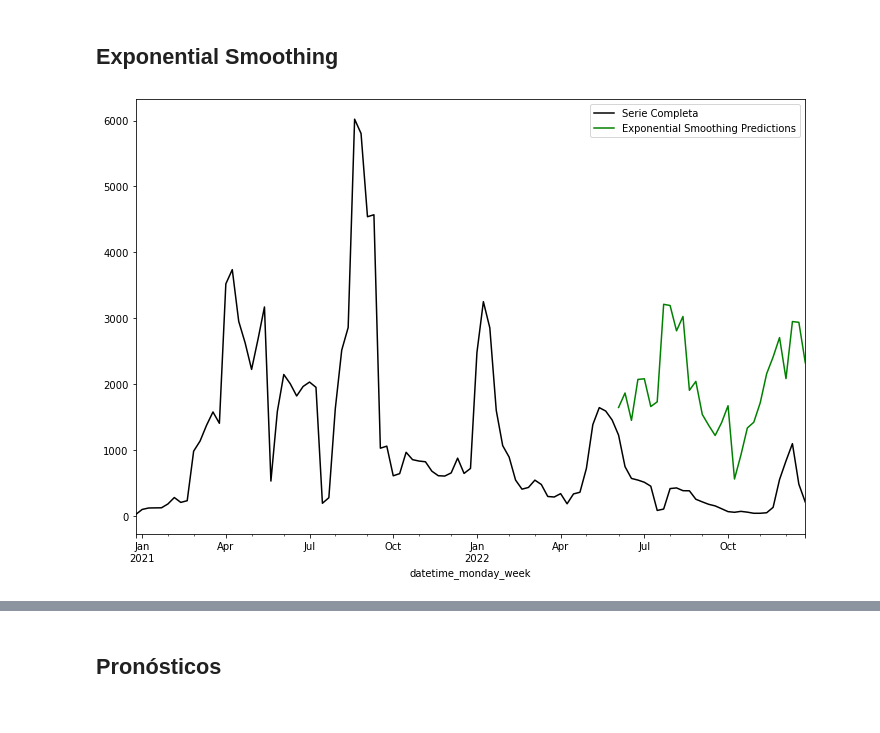
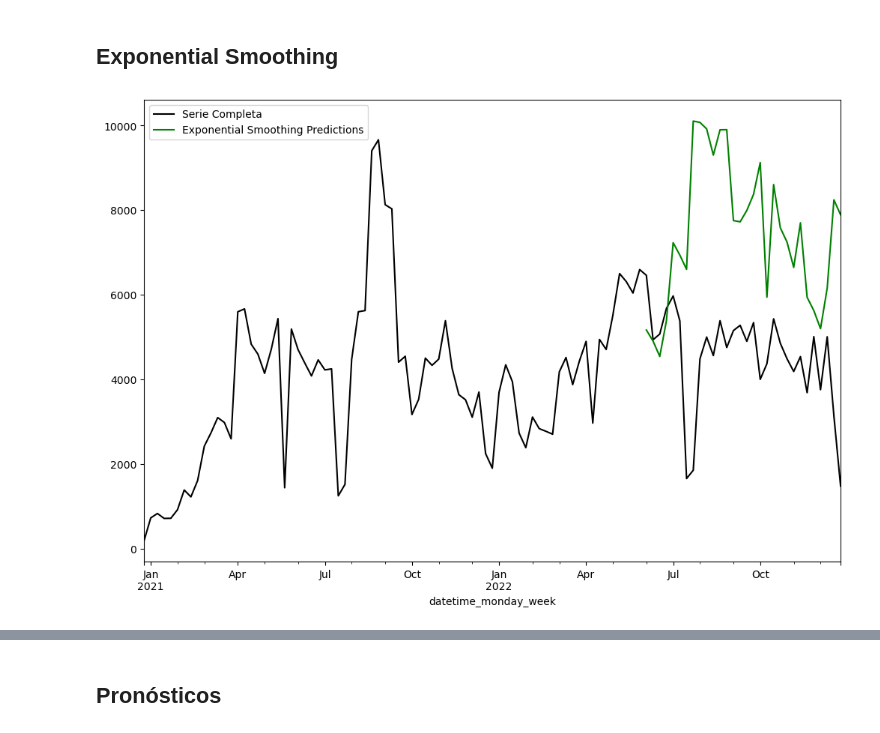
Before and after one commit to MentoriaDiploDatos/Aprendizaje-No-Supervisado, a Jupyter notebook: modelado_ts_ejemplo.ipynb, the cells around one changed output, grey strips where cells are left out. Cells and saved outputs as stored; diff of their text form; code cells hidden in the pictures.

Commit message:
agrego mas tests y explicacion

```diff
--- a/modelado_ts_ejemplo.ipynb
+++ b/modelado_ts_ejemplo.ipynb
@@ -88,5 +109,5 @@ covid_aprobadas.set_index('fecha_creacion', inplace=True)
 # %%
-df_week= covid_aprobadas.groupby("datetime_monday_week").count().reset_index()
+df_week= df.groupby("datetime_monday_week").count().reset_index()
 # %% [markdown]
 A continuación se muestra la variación de las licencias agrupadas semanalmente a lo largo del período 2021-2022
 # %%
@@ -107,0 +129,2 @@ seasonal_decompose(df_week,
+# %%
+df_ = df_week.groupby("datetime_monday_week")[['numero_licencia']].sum()
@@ -181,5 +253,5 @@ Warnings:
 # %%
-train_data  = df_covid.iloc[0:75]
+train_data  = df_.iloc[0:75]
 # %%
-test_data = df_covid.iloc[75:]
+test_data = df_.iloc[75:]
 # %%
@@ -230,17 +387,17 @@ model = ExponentialSmoothing(train_data,
                              initialization_method="estimated").fit()
 exponential_predictions = model.forecast(len(test_data)).rename('Exponential Smoothing Predictions')
 # %%
-df_covid.numero_licencia.plot(legend=True,
+df_.numero_licencia.plot(legend=True,
                               label='Serie Completa',
                               color='black',
                               figsize=(12,8)).ticklabel_format(style='plain', axis='y')
 
 exponential_predictions.plot(legend=True,
                              color='green',
                              figsize=(12,8))
 plt.show()
 # %% [output]
-[figure, old version]
+[figure, new version]
 # %%
 print("Error absoluto medio: {}".format(mean_absolute_error(test_data, exponential_predictions)))
 print("Error cuadrático medio: {}".format(np.sqrt(mean_squared_error(test_data, exponential_predictions))))
```
Also changed, not shown: parts of 33 cells of this notebook.
